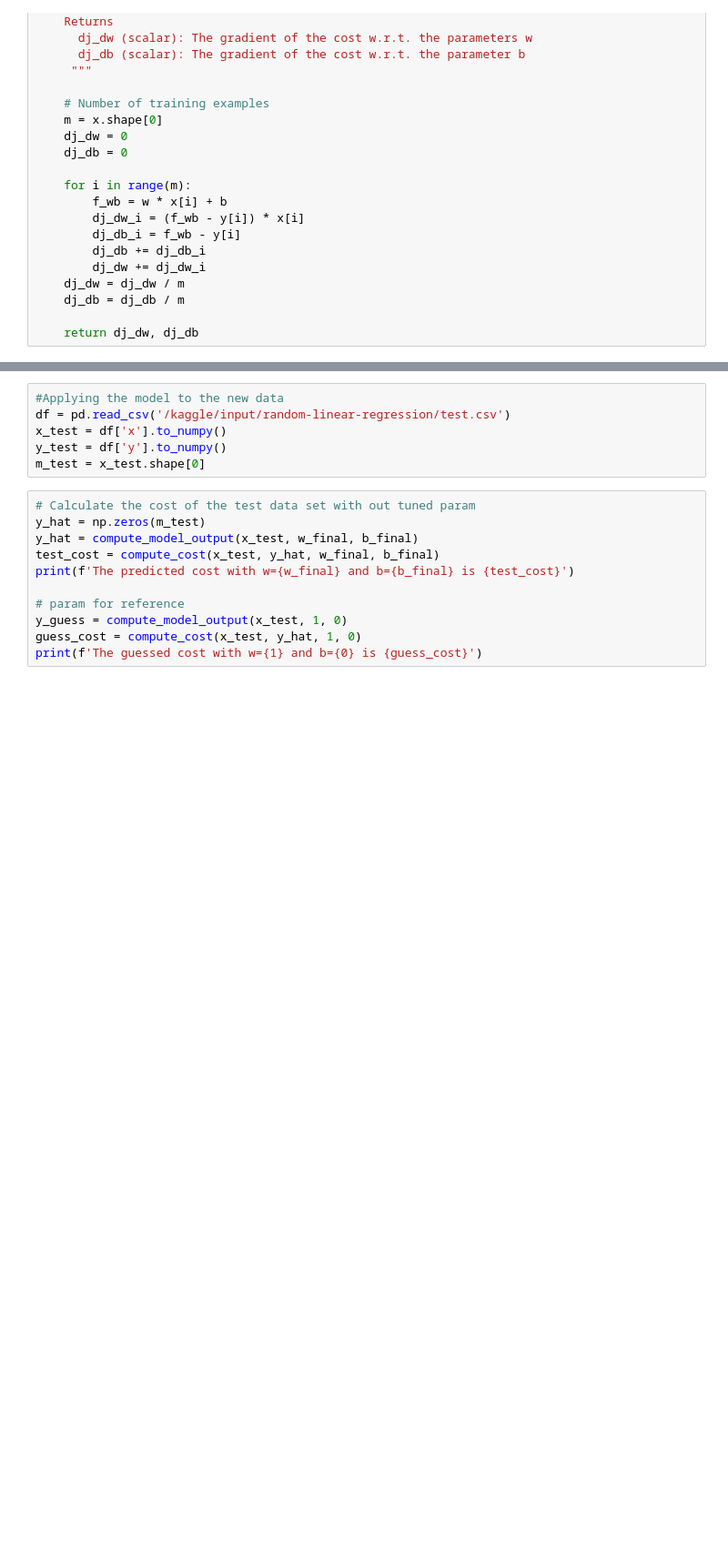
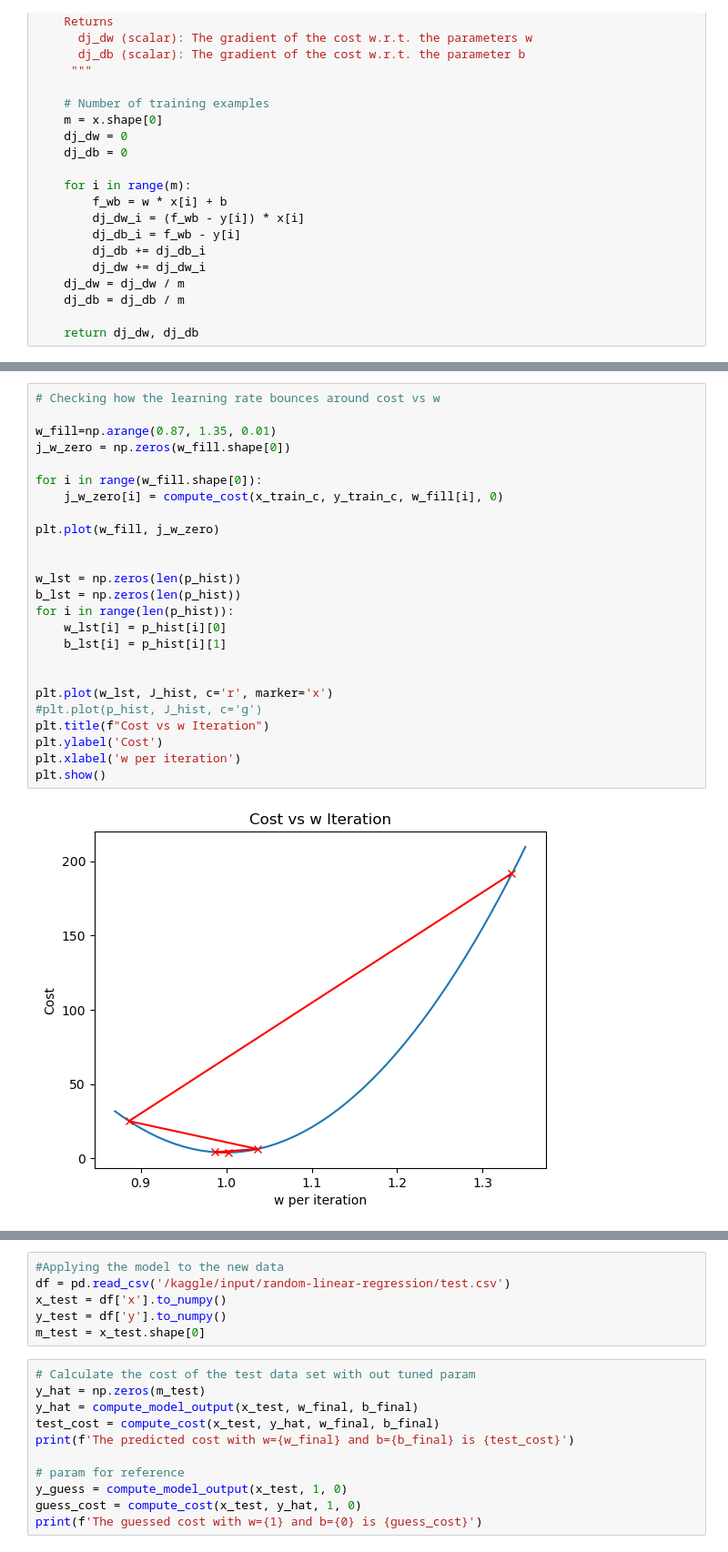
Before and after one commit to WhisperingRock/Kaggle_ML, a Jupyter notebook: univariable-linear-regression.ipynb, the cells around one changed output, grey strips where cells are left out. Shown: that part at 91% size. Cells and saved outputs as stored; diff of their text form; blank space fills up the shorter version.

```diff
--- a/univariable-linear-regression.ipynb
+++ b/univariable-linear-regression.ipynb
@@ -231,0 +239,27 @@ Iteration  900: Cost 4.12e+00  dj_dw: -4.539e-04, dj_db:  3.030e-02   w:  9.988e
+# %%
+# Checking how the learning rate bounces around cost vs w
+
+w_fill=np.arange(0.87, 1.35, 0.01)
+j_w_zero = np.zeros(w_fill.shape[0])
+
+for i in range(w_fill.shape[0]):
+    j_w_zero[i] = compute_cost(x_train_c, y_train_c, w_fill[i], 0)
+
+plt.plot(w_fill, j_w_zero)
+
+
+w_lst = np.zeros(len(p_hist))
+b_lst = np.zeros(len(p_hist))
+for i in range(len(p_hist)):
+    w_lst[i] = p_hist[i][0]
+    b_lst[i] = p_hist[i][1]
+
+
+plt.plot(w_lst, J_hist, c='r', marker='x')
+#plt.plot(p_hist, J_hist, c='g')
+plt.title(f"Cost vs w Iteration")
+plt.ylabel('Cost')
+plt.xlabel('w per iteration')
+plt.show()
+# %% [output]
+[figure, added]
```
Also changed, not shown: parts of 6 cells of this notebook.
